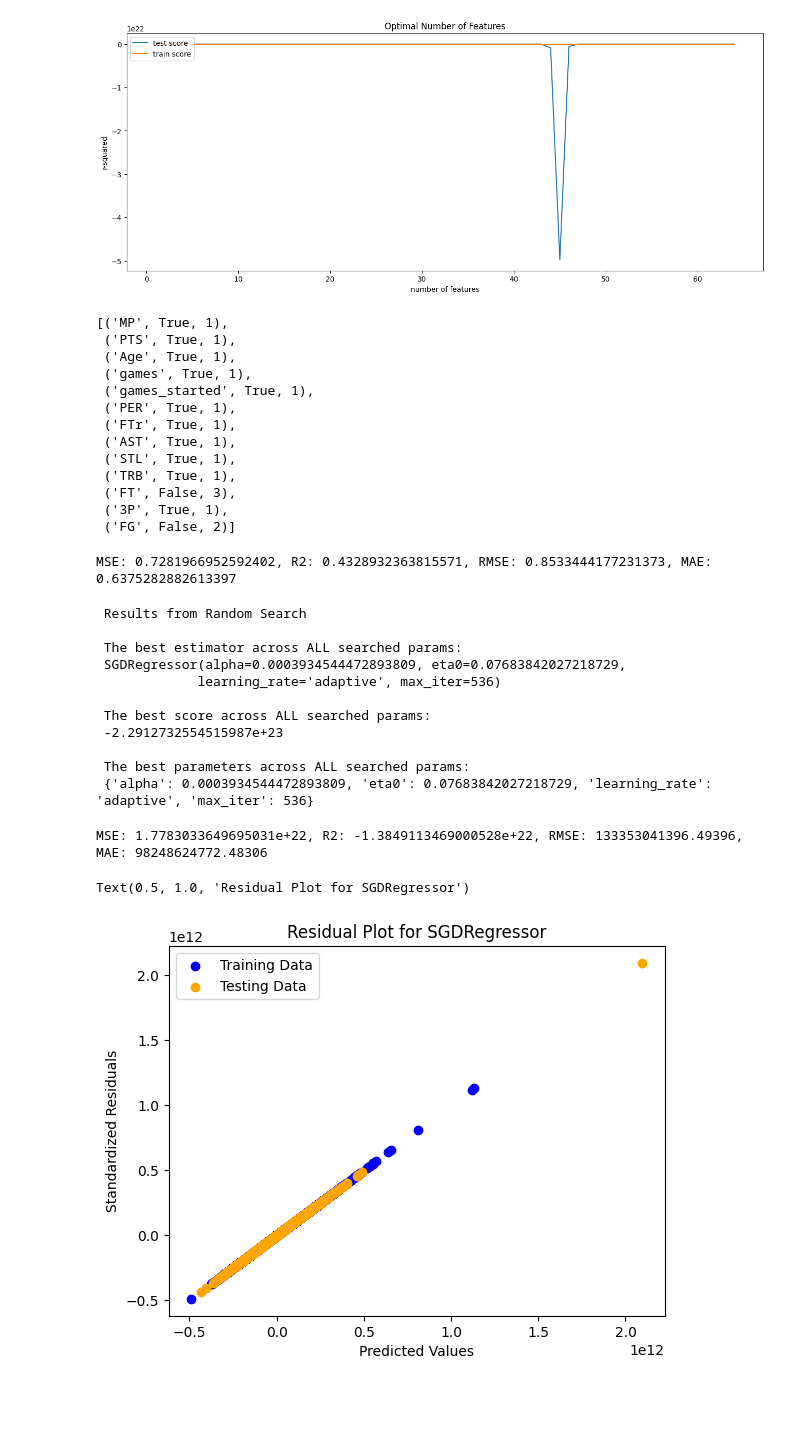
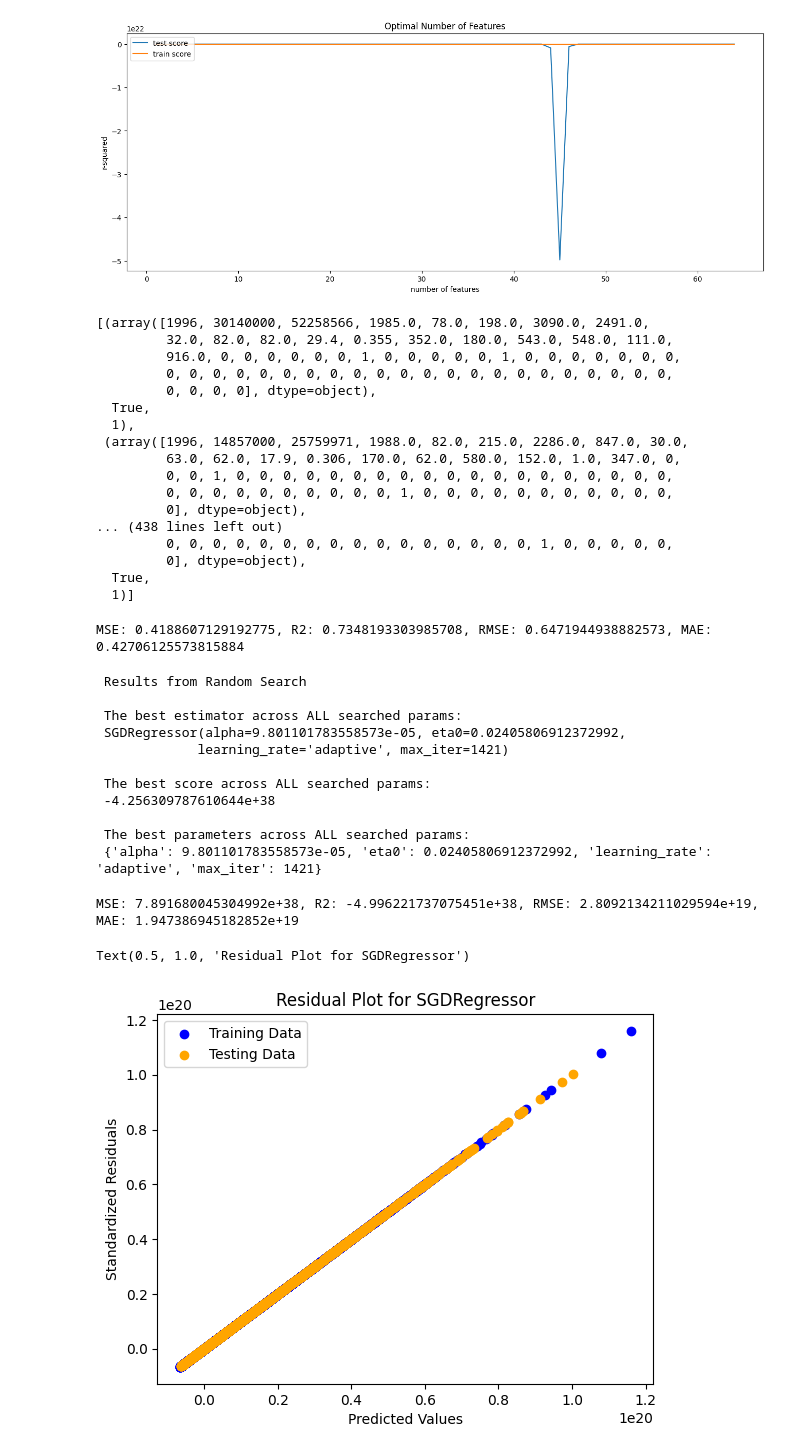
Before and after one commit to RiyaAg/EECS-545---Predicting-NBA-Player-s-Salary, a Jupyter notebook: models/Linear_Regression_modified.ipynb, the cells around one changed output. Saved outputs shown, nothing was run; the diff lists cells and outputs as text; code cells hidden in the pictures; blank space fills up the shorter version.

```diff
--- a/models/Linear_Regression_modified.ipynb
+++ b/models/Linear_Regression_modified.ipynb
@@ -44,6 +45,6 @@ Hello from common
 # %%
 # nba_initial = pd.read_csv('cleaned.csv', index_col=[0])
-nba = common.get_cleaned_baseline_data('../data/cleaned_data/base_cleaned.csv')
+nba = preprocessing.get_cleaned_baseline_data('../data/cleaned_data/base_cleaned.csv')
 nba
 # %% [output]
 |  | playerName | seasonStartYear | salary | inflationAdjSalary | startYear | height | weight | MP | ... |
@@ -71,11 +63,4 @@ nba
 # %%
-#cols: MP(minutes played), PTS(points), Age, team, games(games played), games_started, PER(player efficiency rating),
-# FTr(free throw rating), AST(assists), STL(steals), TRB(total rebounds), FT(free throws), 3P(three points), FG(field goals)
-# X = nba[['MP', 'PTS', 'Age', 'games', 'games_started', 'PER', 'FTr', 'AST', 'STL', 'TRB', 'FT', '3P', 'FG']]
-# y = nba[['inflationAdjSalary_log']]
-nba = common.add_log_y_values(nba)
 
-# X, y = common.get_X_y_vals(nba)
-X_train, X_test, y_train, y_test = common.split_data(nba)
-# type(X)
-# common.split_data(nba)
+nba = preprocessing.add_log_y_values(nba)
+X_train, X_test, y_train, y_test = preprocessing.split_data(nba)
@@ -208,21 +182,25 @@ lm.fit(X_train, y_train)
 
 rfe = RFE(lm, n_features_to_select=n_features_optimal)
 rfe = rfe.fit(X_train, y_train)
-list(zip(X_train.columns,rfe.support_,rfe.ranking_))
+list(zip(X_train,rfe.support_,rfe.ranking_))
 # %% [output]
-[('MP', True, 1),
- ('PTS', True, 1),
- ('Age', True, 1),
- ('games', True, 1),
- ('games_started', True, 1),
- ('PER', True, 1),
- ('FTr', True, 1),
- ('AST', True, 1),
- ('STL', True, 1),
- ('TRB', True, 1),
- ('FT', False, 3),
- ('3P', True, 1),
- ('FG', False, 2)]
+[(array([1996, 30140000, 52258566, 1985.0, 78.0, 198.0, 3090.0, 2491.0,
+         32.0, 82.0, 82.0, 29.4, 0.355, 352.0, 180.0, 543.0, 548.0, 111.0,
+         916.0, 0, 0, 0, 0, 0, 0, 1, 0, 0, 0, 0, 0, 1, 0, 0, 0, 0, 0, 0, 0,
+         0, 0, 0, 0, 0, 0, 0, 0, 0, 0, 0, 0, 0, 0, 0, 0, 0, 0, 0, 0, 0, 0,
+         0, 0, 0, 0], dtype=object),
+  True,
+  1),
+ (array([1996, 14857000, 25759971, 1988.0, 82.0, 215.0, 2286.0, 847.0, 30.0,
+         63.0, 62.0, 17.9, 0.306, 170.0, 62.0, 580.0, 152.0, 1.0, 347.0, 0,
+         0, 0, 1, 0, 0, 0, 0, 0, 0, 0, 0, 0, 0, 0, 0, 0, 0, 0, 0, 0, 0, 0,
+         0, 0, 0, 0, 0, 0, 0, 0, 0, 0, 1, 0, 0, 0, 0, 0, 0, 0, 0, 0, 0, 0,
+         0], dtype=object),
+... (438 lines left out)
+         0, 0, 0, 0, 0, 0, 0, 0, 0, 0, 0, 0, 0, 0, 0, 0, 1, 0, 0, 0, 0, 0,
+         0], dtype=object),
+  True,
+  1)]
 # %%
 # predict prices of X_test
 y_pred = rfe.predict(X_test)
@@ -232,7 +210,7 @@ rms = mean_squared_error(y_test, y_pred, squared=False)
 mae = mean_absolute_error(y_test, y_pred)
 print(f"MSE: {MSE}, R2: {r2}, RMSE: {rms}, MAE: {mae}")
 # %% [output]
-MSE: 0.7281966952592402, R2: 0.4328932363815571, RMSE: 0.8533444177231373, MAE: 0.6375282882613397
+MSE: 0.4188607129192775, R2: 0.7348193303985708, RMSE: 0.6471944938882573, MAE: 0.42706125573815884
 # %%
 from sklearn.model_selection import RandomizedSearchCV
 from sklearn.linear_model import SGDRegressor
@@ -247,7 +225,7 @@ parameters = {
             }
 model = SGDRegressor()
 randm_src = RandomizedSearchCV(estimator=model, param_distributions = parameters, cv=2, n_iter = 10, n_jobs=-1)
-randm_src.fit(X_train, y_train.values.reshape((-1,)))
+randm_src.fit(X_train, y_train.reshape((-1,)))
 print(" Results from Random Search " )
 print("\n The best estimator across ALL searched params:\n", randm_src.best_estimator_)
 print("\n The best score across ALL searched params:\n", randm_src.best_score_)
@@ -256,14 +234,14 @@ print("\n The best parameters across ALL searched params:\n", randm_src.best_par
  Results from Random Search
 
  The best estimator across ALL searched params:
- SGDRegressor(alpha=0.0003934544472893809, eta0=0.07683842027218729,
-             learning_rate='adaptive', max_iter=536)
+ SGDRegressor(alpha=9.801101783558573e-05, eta0=0.02405806912372992,
+             learning_rate='adaptive', max_iter=1421)
 
  The best score across ALL searched params:
- -2.2912732554515987e+23
+ -4.256309787610644e+38
 
  The best parameters across ALL searched params:
- {'alpha': 0.0003934544472893809, 'eta0': 0.07683842027218729, 'learning_rate': 'adaptive', 'max_iter': 536}
+ {'alpha': 9.801101783558573e-05, 'eta0': 0.02405806912372992, 'learning_rate': 'adaptive', 'max_iter': 1421}
 # %%
 sgdregressor = SGDRegressor(alpha=randm_src.best_params_['alpha'], max_iter=randm_src.best_params_['max_iter'],
                             learning_rate=randm_src.best_params_['learning_rate'], eta0=randm_src.best_params_['eta0'])
@@ -272,7 +250,7 @@ sgdregressor = SGDRegressor(alpha=randm_src.best_params_['alpha'], max_iter=rand
 # y_pred_sgd = sgdregressor.predict(X_test)
 
 rfe = RFE(sgdregressor, n_features_to_select=n_features_optimal)
-rfe = rfe.fit(X_train, y_train.values.reshape((-1,)))
+rfe = rfe.fit(X_train, y_train.reshape((-1,)))
 
 y_pred_sgd = rfe.predict(X_test)
 # %%
@@ -282,18 +260,18 @@ rms_sgd = mean_squared_error(y_test, y_pred_sgd, squared=False)
 mae_sgd = mean_absolute_error(y_test, y_pred_sgd)
 print(f"MSE: {MSE_sgd}, R2: {r2_sgd}, RMSE: {rms_sgd}, MAE: {mae_sgd}")
 # %% [output]
-MSE: 1.7783033649695031e+22, R2: -1.3849113469000528e+22, RMSE: 133353041396.49396, MAE: 98248624772.48306
+MSE: 7.891680045304992e+38, R2: -4.996221737075451e+38, RMSE: 2.8092134211029594e+19, MAE: 1.947386945182852e+19
 # %%
-plt.scatter(rfe.predict(X_train), rfe.predict(X_train) - y_train.values.reshape((-1,)), c="blue", label="Training Data")
-plt.scatter(rfe.predict(X_test), rfe.predict(X_test) - y_test.values.reshape((-1,)), c="orange", label="Testing Data")
+plt.scatter(rfe.predict(X_train), rfe.predict(X_train) - y_train.reshape((-1,)), c="blue", label="Training Data")
+plt.scatter(rfe.predict(X_test), rfe.predict(X_test) - y_test.reshape((-1,)), c="orange", label="Testing Data")
 plt.legend()
 plt.xlabel("Predicted Values")
 plt.ylabel("Standardized Residuals")
-plt.hlines(y=0, xmin=y.min(), xmax=y.max())
+plt.hlines(y=0, xmin=y_train.min(), xmax=y_train.max())
 plt.title("Residual Plot for SGDRegressor")
 # %% [output]
 Text(0.5, 1.0, 'Residual Plot for SGDRegressor')
-[figure, old version]
+[figure, new version]
 # %%
 from sklearn.linear_model import Lasso
 
```
Also changed, not shown: parts of 17 cells of this notebook, 2 other files.
